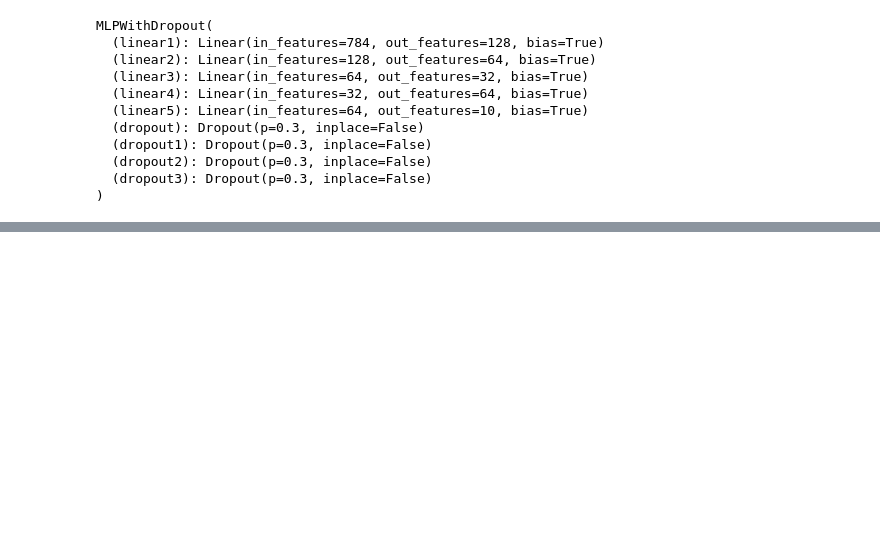
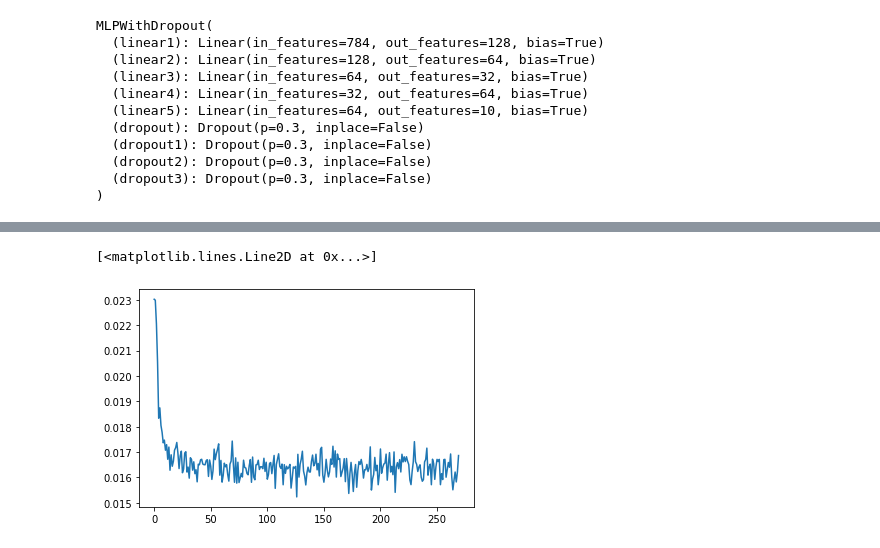
Before and after one commit to 0hwvn/TOY-Pricing-model, a Jupyter notebook: TOY_MLP.ipynb, the cells around one changed output, grey strips where cells are left out. Drawn from its saved outputs; the diff is of its cells as text; code cells hidden in the pictures; blank space fills up the shorter version.

Commit message:
Warm up learning rate applied and more epoch(15->50). 2.5% enhancement in Accuracy

```diff
--- a/TOY_MLP.ipynb
+++ b/TOY_MLP.ipynb
@@ -106,16 +107,43 @@ class MLPWithDropout(MLP):
         x = self.dropout(x)
         output = self.softmax(self.linear5(x),dim=1)
         return output
+# %%
+# Warmup Scheduler
+class WarmupLR(optim.lr_scheduler.LambdaLR):
+    def __init__(self,
+                 optimizer: optim.Optimizer,
+                 warmup_end_steps: int,
+                 last_epoch: int = -1,
+                ):
+        def warmup_fn(step: int):
+            if step < warmup_end_steps:
+                return float(step) / float(max(warmup_end_steps, 1))
+            return 1.0
+        super().__init__(optimizer, warmup_fn, last_epoch)
 # %%
 # model = MLP(28*28, 128, 64, 32, 10).to(device)
 model = MLPWithDropout(28*28, 128, 64, 32, 10, 0.3).to(device)
 model_name = type(model).__name__
+
 loss_function = nn.CrossEntropyLoss()
-optimizer = torch.optim.Adam(model.parameters(),lr=1e-3)
-max_epoch=15
+
+lr=1e-3
+optimizer= torch.optim.Adam(model.parameters(),lr)
+optimizer_name = type(optimizer).__name__
+
+scheduler = WarmupLR(optimizer, 1500)
+scheduler_name = type(scheduler).__name__ if scheduler is not None else "no"
+max_epoch=50
+
+log_dir = f".\\logs\\{model_name}-{optimizer_name}_optim_{lr}_lr_with_{scheduler_name}_scheduler"
 log_interval = 100
+os.makedirs(log_dir, exist_ok=True)
 # %%
 train_step = 0
+logs = {
+    'tr_bce_loss':[],
+    'valid_bce_loss':[]
+}
 for epoch in range(1,max_epoch+1):
 
     # valid step
@@ -131,12 +159,13 @@ for epoch in range(1,max_epoch+1):
 
             val_outputs = model(val_images)
             _, val_preds = torch.max(val_outputs,1)
-            val_loss += loss_function(val_outputs,val_labels) / val_outputs.shape[0] # per batch
+            val_loss += loss_function(val_outputs,val_labels).item() / val_outputs.shape[0] # per batch
             val_corrects += torch.sum(val_preds == val_labels.data) / val_outputs.shape[0] # per batch
 
     # Validation logging
     val_epoch_loss = val_loss / len(val_dataloader)
     val_epoch_acc = val_corrects / len(val_dataloader)
+    logs['valid_bce_loss'].append(val_epoch_loss)
 
     print(
         f"{epoch}: epoch, {train_step} step: val_loss : {val_epoch_loss}, val_acc: {val_epoch_acc}"
@@ -161,6 +190,9 @@ for epoch in range(1,max_epoch+1):
         loss.backward()
 
         optimizer.step()
+        if scheduler is not None:
+            scheduler.step()
+
         current_loss += loss.item()
         current_corrects += torch.sum(preds==labels.data)
         # Train logging
@@ -170,6 +202,7 @@ for epoch in range(1,max_epoch+1):
             print(
                 f"{train_step}: train_loss : {train_loss}, train_acc: {train_acc}"
             )
+            logs['tr_bce_loss'].append(train_loss)
             current_loss = 0
             current_corrects = 0
 
@@ -264,0 +282,5 @@ print("auc_score",roc_auc_score(test_labels_list,test_outputs_list,multi_class='
+# %%
+plt.plot(np.array(logs['tr_bce_loss']))
+# %% [output]
+[<matplotlib.lines.Line2D at 0x...>]
+[figure, added]
```
Also changed, not shown: parts of 9 cells of this notebook.
